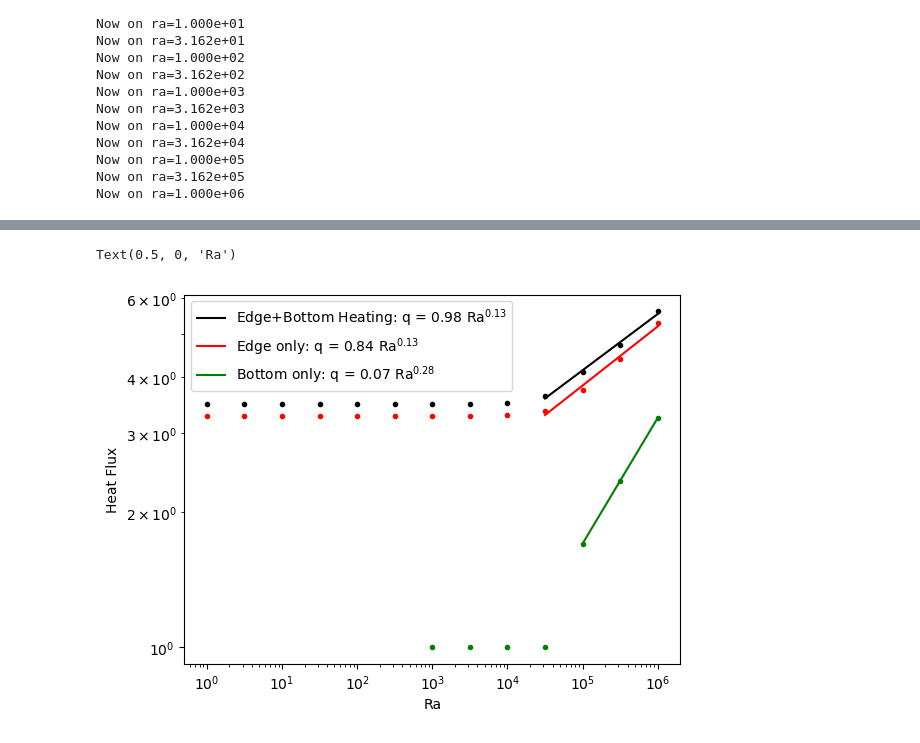
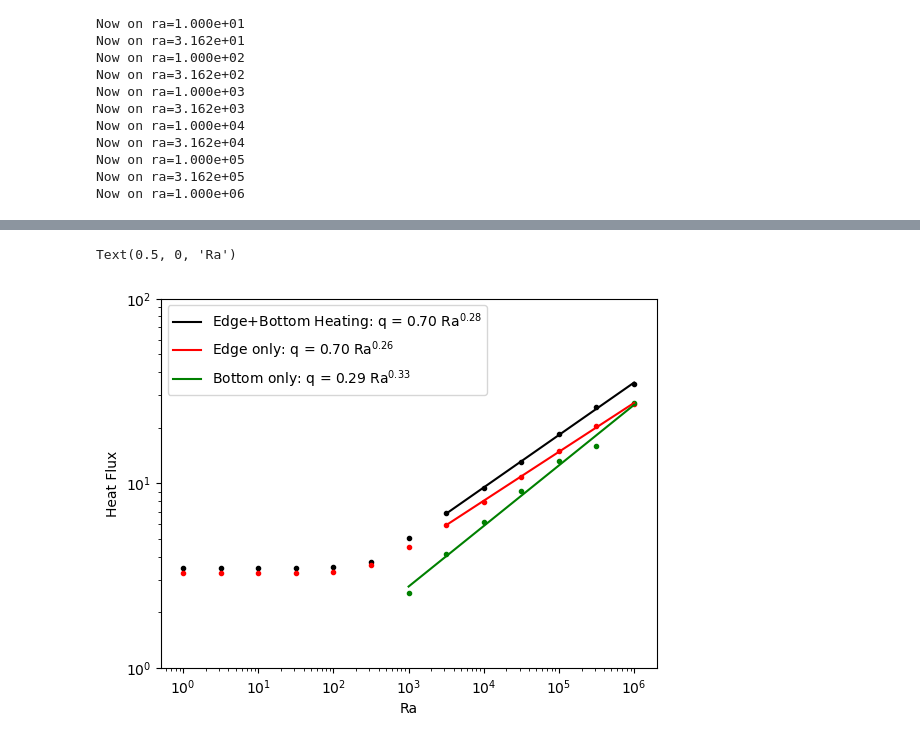
Before and after one commit to maxrudolph/edge-driven-convection, a Jupyter notebook: run-edge-driven-tdepv-cases.ipynb, the cells around one changed output, grey strips where cells are left out. Saved outputs shown, nothing was run; the diff lists cells and outputs as text; code cells hidden in the pictures.

```diff
--- a/run-edge-driven-tdepv-cases.ipynb
+++ b/run-edge-driven-tdepv-cases.ipynb
@@ -182,0 +251,32 @@ Text(0.5, 0, 'Ra')
+# %%
+# Making a scaling plot:
+qdata_edgeonly = []
+vdata_edgeonly = []
+for q in qsurf_edgeonly:
+    qdata_edgeonly.append(q[-1])
+for v in vmax_edgeonly:
+    vdata_edgeonly.append(v[-1])
+plt.figure()
+plt.plot(rayleigh_numbers,qdata_edgeonly,'.')
+start=8
+b,a = np.polyfit(np.log10(rayleigh_numbers[start:]),np.log10(qdata_edgeonly[start:]),1)
+plt.plot(rayleigh_numbers[start:],10**(a + b*np.log10(rayleigh_numbers[start:])),label="log10(v) = {:.2f} + {:.2f} log10(ra)".format(a,b))
+plt.legend()
+
+ax=plt.gca()
+ax.set_xscale('log')
+ax.set_yscale('log')
+ax.set_ylabel("Heat Flux")
+ax.set_xlabel("Ra")
+
+plt.figure()
+plt.plot(rayleigh_numbers,vdata_edgeonly,'.')
+
+b,a = np.polyfit(np.log10(rayleigh_numbers),np.log10(vdata_edgeonly),1)
+plt.plot(rayleigh_numbers,10**(a + b*np.log10(rayleigh_numbers)),label="log10(q) = {:.2f} + {:.2f} log10(ra)".format(a,b))
+plt.legend()
+ax=plt.gca()
+ax.set_xscale('log')
+ax.set_yscale('log')
+ax.set_ylabel("Velocity")
+ax.set_xlabel("Ra")
@@ -320,7 +423,7 @@ plt.figure()
 plt.plot(rayleigh_numbers,qdata_hybrid,'k.')
 plt.plot(rayleigh_numbers,qdata_edge,'r.')
 plt.plot(ra_basal,qdata_basal,'g.')
-start=9
+start=7
 # hybrid:
 b,a = np.polyfit(np.log10(rayleigh_numbers[start:]),np.log10(qdata_hybrid[start:]),1)
 a1 = 10**a
@@ -330,7 +433,7 @@ b,a = np.polyfit(np.log10(rayleigh_numbers[start:]),np.log10(qdata_edge[start:])
 a1 = 10**a
 plt.plot(rayleigh_numbers[start:],a1*rayleigh_numbers[start:]**b,'r',label="Edge only: q = {:.2f} Ra$^{{{:.2f}}}$".format(a1,b))
 # basal:
-start=4
+start=0
 b,a = np.polyfit(np.log10(ra_basal[start:]),np.log10(qdata_basal[start:]),1)
 a1 = 10**a
 plt.plot(ra_basal[start:],a1*ra_basal[start:]**b,'g',label="Bottom only: q = {:.2f} Ra$^{{{:.2f}}}$".format(a1,b))
@@ -338,35 +441,36 @@ plt.plot(ra_basal[start:],a1*ra_basal[start:]**b,'g',label="Bottom only: q = {:.
 plt.legend()
 
 ax=plt.gca()
 ax.set_xscale('log')
 ax.set_yscale('log')
 ax.set_ylabel("Heat Flux")
 ax.set_xlabel("Ra")
-
+ax.set_ylim([1,100])
 plt.figure()
 plt.plot(rayleigh_numbers,vdata_hybrid,'k.')
 plt.plot(rayleigh_numbers,vdata_edge,'r.')
 plt.plot(ra_basal,vdata_basal,'gx')
-start=0
+start=7
 b,a = np.polyfit(np.log10(rayleigh_numbers[start:]),np.log10(vdata_hybrid[start:]),1)
 a1 = 10**a
 plt.plot(rayleigh_numbers[start:],a1*rayleigh_numbers[start:]**b,'k',label="Edge+Basal Heating: v={:.4f} Ra$^{{{:.2f}}}$".format(a1,b))
 
 b,a = np.polyfit(np.log10(rayleigh_numbers[start:]),np.log10(vdata_edge[start:]),1)
 a1 = 10**a
 plt.plot(rayleigh_numbers[start:],a1*rayleigh_numbers[start:]**b,'r',label="Edge only: v={:.4f} Ra$^{{{:.2f}}}$".format(a1,b))
-start=4
+# BASAL
+start=0
 b,a = np.polyfit(np.log10(ra_basal[start:]),np.log10(vdata_basal[start:]),1)
 a1 = 10**a
 plt.plot(ra_basal[start:],a1*ra_basal[start:]**b,'g',label="Bottom only: v={:.4f} Ra$^{{{:.2f}}}$".format(a1,b))
 
 plt.legend()
 ax=plt.gca()
 ax.set_xscale('log')
 ax.set_yscale('log')
 ax.set_ylabel("Velocity")
 ax.set_xlabel("Ra")
-plt.savefig('velocity-scaling-{
+# plt.savefig('velocity-scaling-{
 # %% [output]
 Text(0.5, 0, 'Ra')
-[figure, old version]
+[figure, new version]
```
Also changed, not shown: parts of 15 cells of this notebook, 2 other files.
